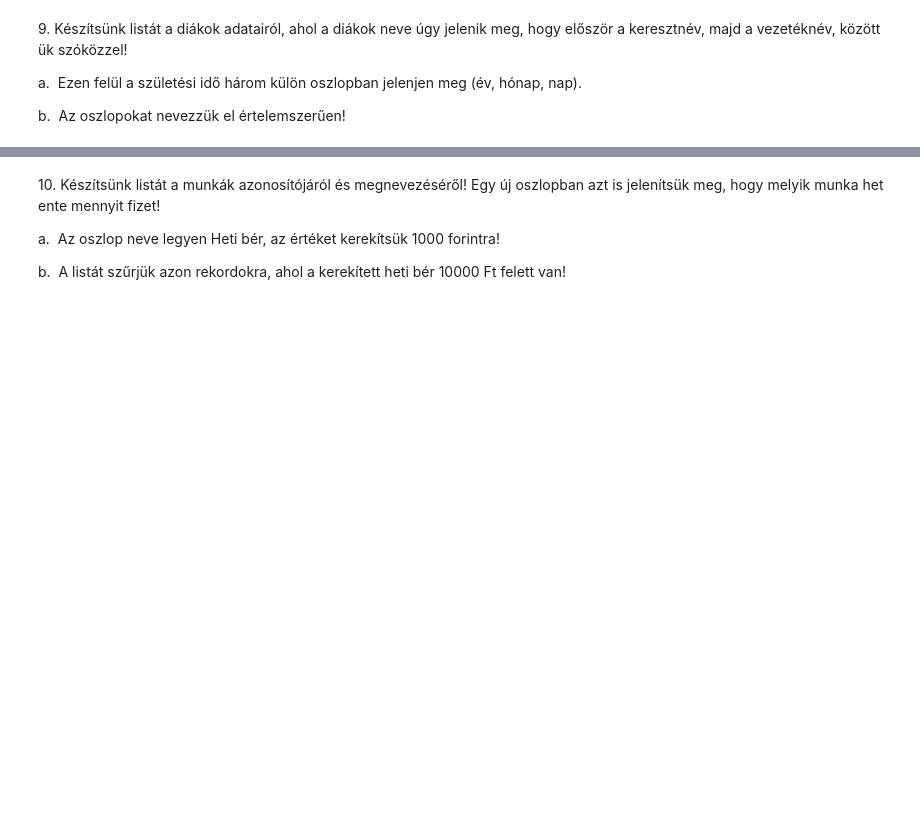
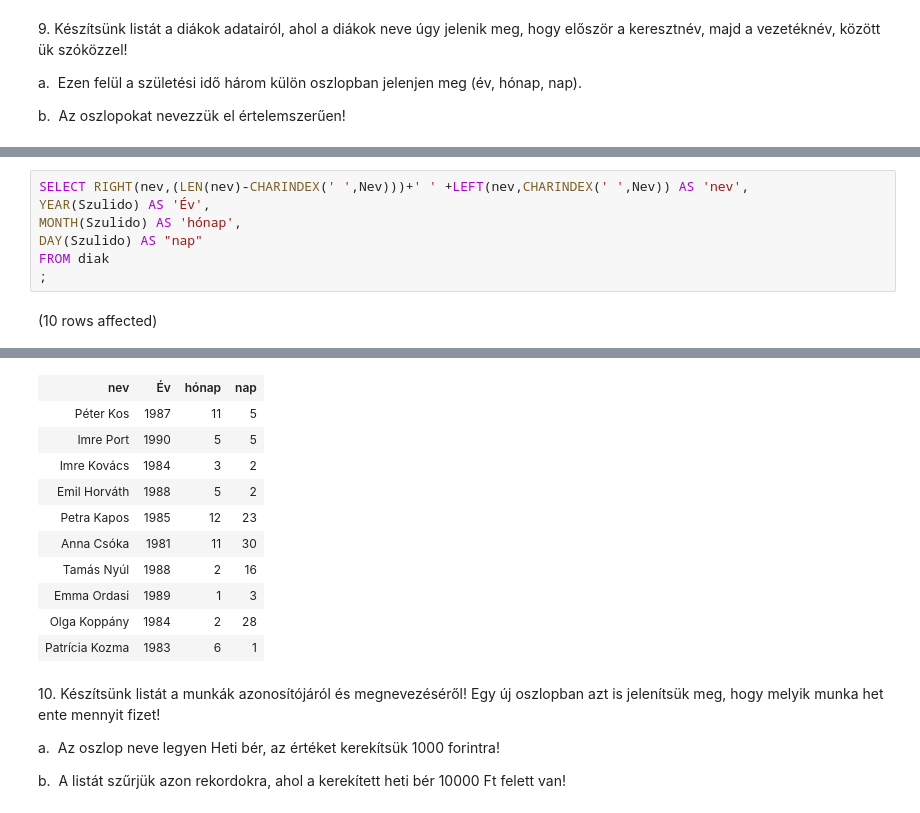
Before and after one commit to pkmate/Adatbazis, a Jupyter notebook: gyakorlat01_feladatok.ipynb, the cells around one changed output, grey strips where cells are left out. Saved outputs shown, nothing was run; the diff lists cells and outputs as text; blank space fills up the shorter version.

```diff
--- a/gyakorlat01_feladatok.ipynb
+++ b/gyakorlat01_feladatok.ipynb
@@ -182,0 +184,9 @@ Total execution time: 00:00:00.032
+# %%
+SELECT RIGHT(nev,(LEN(nev)-CHARINDEX(' ',Nev)))+' ' +LEFT(nev,CHARINDEX(' ',Nev)) AS 'nev',
+YEAR(Szulido) AS 'Év',
+MONTH(Szulido) AS 'hónap',
+DAY(Szulido) AS "nap"
+FROM diak
+;
+# %% [output]
+(10 rows affected)
@@ -183,3 +194,14 @@ Total execution time: 00:00:00.032
+| nev | Év | hónap | nap |
+| Péter Kos | 1987 | 11 | 5 |
+| Imre Port | 1990 | 5 | 5 |
+| Imre Kovács | 1984 | 3 | 2 |
+| Emil Horváth | 1988 | 5 | 2 |
+| Petra Kapos | 1985 | 12 | 23 |
+| Anna Csóka | 1981 | 11 | 30 |
+| Tamás Nyúl | 1988 | 2 | 16 |
+| Emma Ordasi | 1989 | 1 | 3 |
+| Olga Koppány | 1984 | 2 | 28 |
+| Patrícia Kozma | 1983 | 6 | 1 |
 # %% [markdown]
 10. Készítsünk listát a munkák azonosítójáról és megnevezéséről! Egy új oszlopban azt is jelenítsük meg, hogy melyik munka hetente mennyit fizet!
 
```
Also changed, not shown: parts of 10 cells of this notebook.
